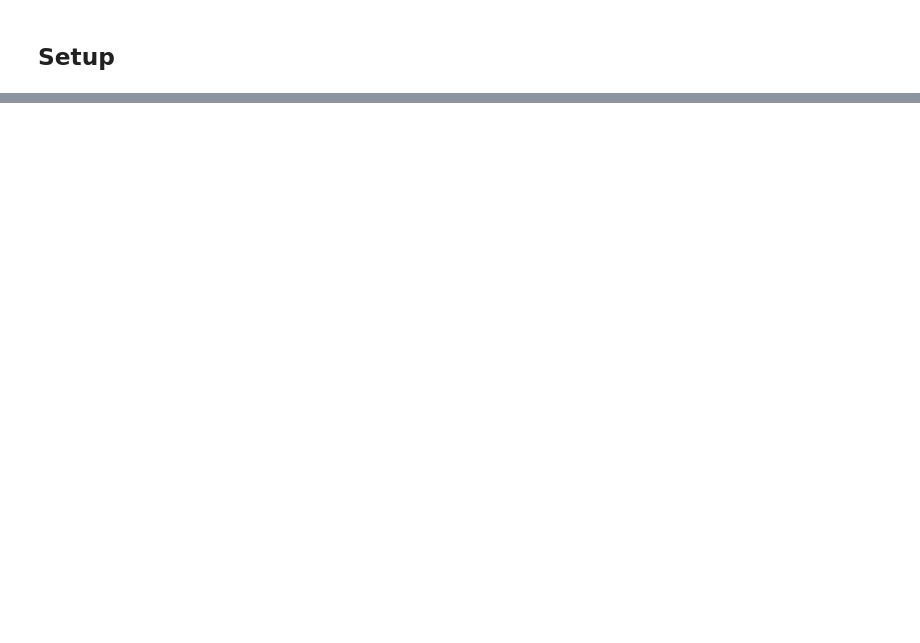
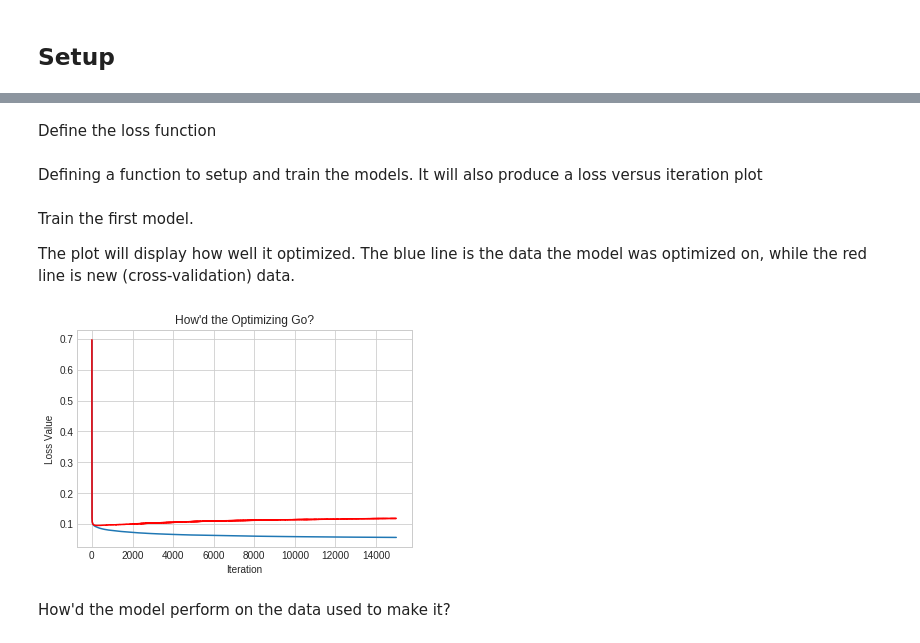
Before and after one commit to jdiaz4302/tornadoesr, a Jupyter notebook: Complete_Workflow/19_very_wide_holistic_models_no_zeros.ipynb, the cells around one changed output, grey strips where cells are left out. Drawn from its saved outputs; the diff is of its cells as text; code cells hidden in the pictures; blank space fills up the shorter version.

Commit message:
More popular neural net design. Functions. Saves predictions. Cleaner. Plus 1 plot

```diff
--- a/Complete_Workflow/19_very_wide_holistic_models_no_zeros.ipynb
+++ b/Complete_Workflow/19_very_wide_holistic_models_no_zeros.ipynb
@@ -879,0 +29,7 @@ Parameter containing:
+# %%
+# The predictors
+tornado_predictors = tor_df.iloc[:, 1:]
+
+
+# Make sure the variables are right
+list(tornado_predictors)
@@ -879,0 +93,10 @@ Parameter containing:
+# %%
+# Get the validation set predictors
+cv_predictors = cv_df.iloc[:, 1:]
+
+# Make the validation set predictors into a numpy array
+cv_predictors_Tensor = torch.from_numpy(cv_predictors.values).float()
+
+
+# Make sure the variables are right
+list(cv_predictors)
@@ -879,0 +171,21 @@ Parameter containing:
+# %%
+# Define the neural network
+class Net(torch.nn.Module):
+
+    def __init__(self):
+        super(Net, self).__init__()
+        self.fc1 = torch.nn.Linear(34, 34)
+        self.fc2 = torch.nn.Linear(34, 34)
+        self.fc3 = torch.nn.Linear(34, 1)
+
+    def forward(self, x):
+        x = torch.nn.functional.relu(self.fc1(x))
+        x = torch.nn.functional.relu(self.fc2(x))
+        x = self.fc3(x)
+        return(x)
+
+
+# Make it
+model = Net()
+# %% [markdown]
+Define the loss function
@@ -879,0 +194,2 @@ Parameter containing:
+# %% [markdown]
+Defining a function to setup and train the models. It will also produce a loss versus iteration plot
@@ -879,0 +276,11 @@ Parameter containing:
+# %% [markdown]
+Train the first model.
+
+The plot will display how well it optimized. The blue line is the data the model was optimized on, while the red line is new (cross-validation) data.
+# %%
+train_neural_net(model, outcome_Tensor, predictors_Tensor,
+                 cv_outcome_Tensor, cv_predictors_Tensor)
+# %% [output]
+[figure, added]
+# %% [markdown]
+How'd the model perform on the data used to make it?
```
Also changed, not shown: parts of 117 cells of this notebook.
